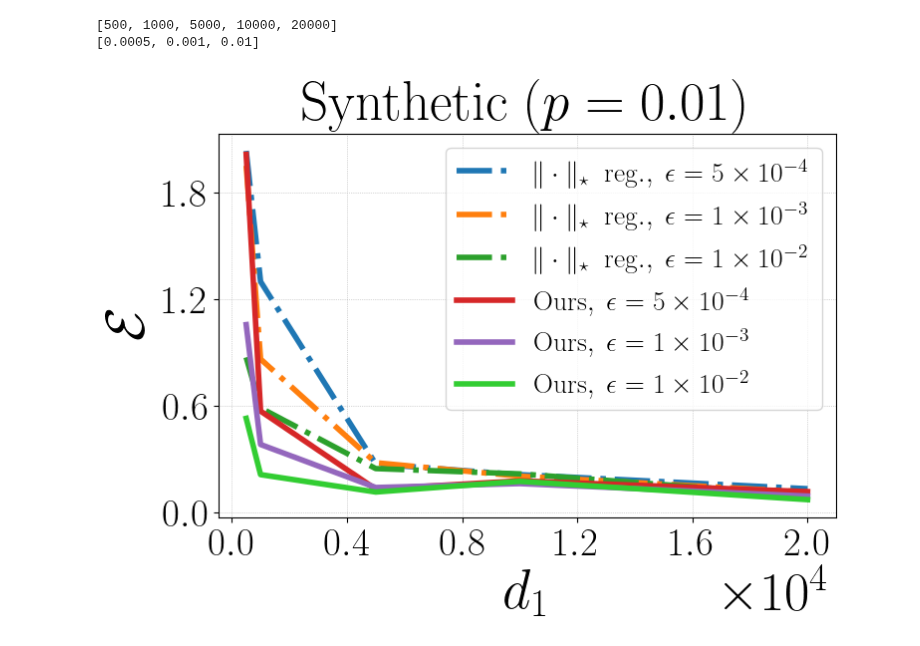
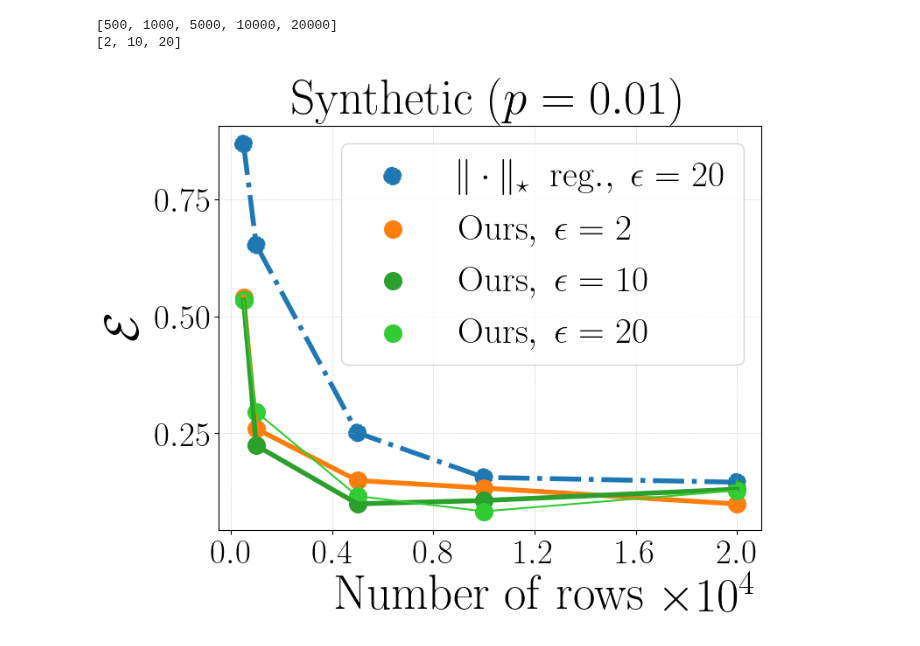
Before and after one commit to VirtuosoResearch/Matrix-completion-from-ultrasparse-samples, a Jupyter notebook: plots/users-dp.ipynb, the cells around one changed output. Saved outputs shown, nothing was run; the diff lists cells and outputs as text; code cells hidden in the pictures.

```diff
--- a/plots/users-dp.ipynb
+++ b/plots/users-dp.ipynb
@@ -124,51 +135,54 @@ err_mean = results['err_mean'].reshape(len(X), len(epsilon_list)).T
 err_std = results['err_std'].reshape(len(X), len(epsilon_list)).T
 #rmse_mean = results['rmse_mean']
 #rmse_std = results['rmse_std']
-plt.figure(figsize=(8,5))
+plt.figure(figsize=(8,6))
 #plt.plot(X, original_err_mean, lw=4, label=r"$\tilde{M}^T\tilde{M}$")
 #plt.plot(X, T_prob_err_mean, lw=4, label=r"$T_{\text{prob}}$")
 #plt.plot(X, T_freq_err_mean, lw=4, label=r"$T_{\text{freq}}$")
 #plt.plot(X, SVD_T_err_mean, lw=4, label=r"$\mathrm{SVD}$")
-plt.plot(X, ob2_rmse_mean[0], lw=4,linestyle='-.', label=r"$\|\cdot\|_\star~~\mathrm{reg.},~\epsilon=5\times10^{-4}$")
-plt.plot(X, ob2_rmse_mean[1], lw=4,linestyle='-.', label=r"$\|\cdot\|_\star~~\mathrm{reg.},~\epsilon=1\times10^{-3}$")
-plt.plot(X, ob2_rmse_mean[2], lw=4,linestyle='-.', label=r"$\|\cdot\|_\star~~\mathrm{reg.},~\epsilon=1\times10^{-2}$")
-plt.plot(X, rmse_mean[0], lw=4, label=r"$\mathrm{Ours},~\epsilon=5\times10^{-4}$")
-plt.plot(X, rmse_mean[1], lw=4, label=r"$\mathrm{Ours},~\epsilon=1\times10^{-3}$")
-plt.plot(X, rmse_mean[2], color='limegreen', lw=4, label=r"$\mathrm{Ours},~\epsilon=1\times10^{-2}$")
+#plt.plot(X, ob2_rmse_mean[0], lw=4,linestyle='-.', label=r"$\|\cdot\|_\star~~\mathrm{reg.},~\epsilon=2$")
+#plt.plot(X, ob2_rmse_mean[1], lw=4,linestyle='-.', label=r"$\|\cdot\|_\star~~\mathrm{reg.},~\epsilon=10$")
+plt.plot(X, ob2_rmse_mean[2], lw=4,linestyle='-.')
+plt.plot(X, rmse_mean[0], lw=4)
+plt.plot(X, rmse_mean[1], lw=4)
+plt.plot(X, rmse_mean[2], color='limegreen')
 
 
-
+plt.scatter(X, ob2_rmse_mean[2], s=200,linestyle='-.', label=r"$\|\cdot\|_\star~~\mathrm{reg.},~\epsilon=20$")
+plt.scatter(X, rmse_mean[0], s=200, label=r"$\mathrm{Ours},~\epsilon=2$")
+plt.scatter(X, rmse_mean[1], s=200, label=r"$\mathrm{Ours},~\epsilon=10$")
+plt.scatter(X, rmse_mean[2], color='limegreen', s=200, label=r"$\mathrm{Ours},~\epsilon=20$")
 
 
 #plt.legend(fontsize=20, loc='upper center',bbox_to_anchor=(0.5, 1.4), ncol=2)
 #plt.title(title, fontsize=40, y=1.4)
 plt.title(title, fontsize=40)
 #plt.legend(fontsize=20, loc='center left',bbox_to_anchor=(1, 0.5), ncol=1)
-plt.legend(fontsize=20, loc='upper right', ncol=1)
+plt.legend(fontsize=30, loc='upper right', ncol=1)
 
-plt.xlabel(r"$d_1$", fontsize=40)
+plt.xlabel(r"$\mathrm{Number~of~rows}$", fontsize=40)
 plt.ylabel(r"$\mathcal{E}$", fontsize=40)
 
 plt.xticks(fontsize=28)
 plt.yticks(fontsize=28)
 #plt.yscale("log", base=10)
 #plt.ylim(,1.1)
 plt.ticklabel_format(style='sci', axis='x', scilimits=(4, 4))
 plt.gca().xaxis.get_offset_text().set_fontsize(40)
 
 plt.gca().xaxis.set_major_locator(MaxNLocator(6))
 plt.gca().yaxis.set_major_locator(MaxNLocator(4))
 plt.grid(lw=0.5, ls=":")
 #acc_str = f"best train acc: {np.array(train_acc).max():.4f}\nvalid acc: {val_acc[-1]:.4f}\nbest valid acc: {np.array(val_acc).max():.4f}\ngrokking gap: {val_converge-train_converge}"
 # plt.annotate(acc_str, xy=(0.2, 0.5), xycoords='axes fraction', fontsize=12, color='purple', ha='center')
 # add the annotation text to the overleaf file
 #plt.tight_layout()
 plot_name = f"./plots/users_dp_p001_rmse.pdf"
 plt.savefig(plot_name, bbox_inches='tight', format="pdf", dpi=1200)
 
 plt.show()
 plt.close()
 # %% [output]
 [500, 1000, 5000, 10000, 20000]
-[0.0005, 0.001, 0.01]
+[2, 10, 20]
-[figure, old version]
+[figure, new version]
```
Also changed, not shown: parts of 1 cell of this notebook, 5 other files.
